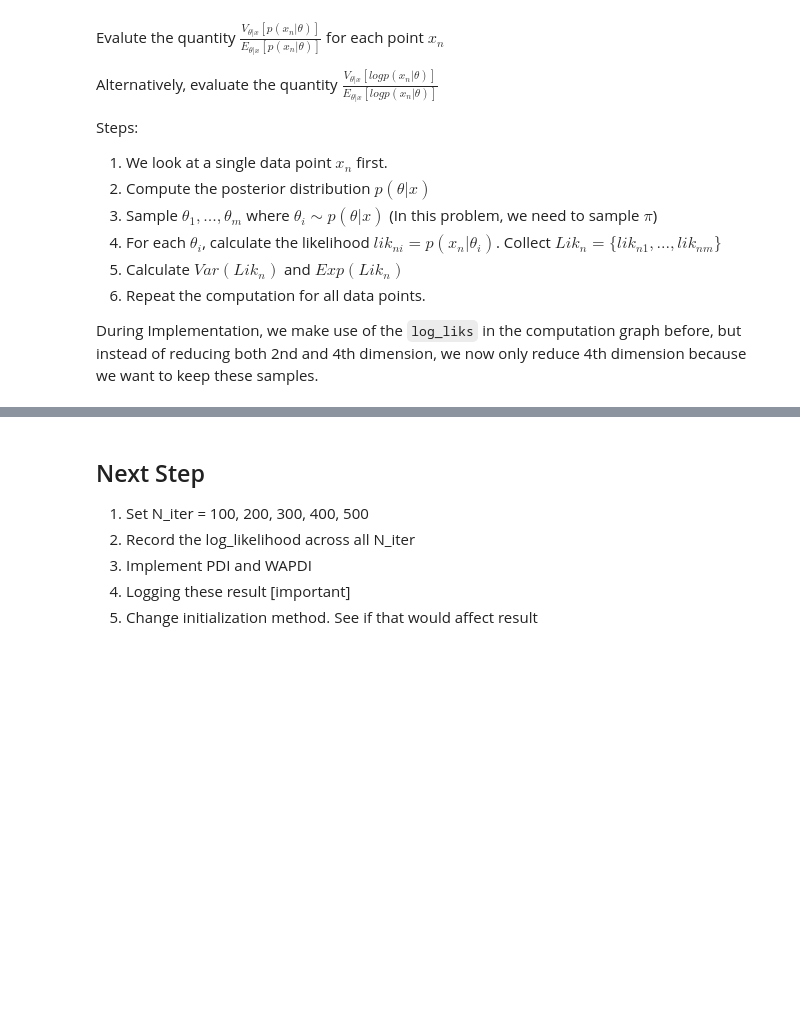
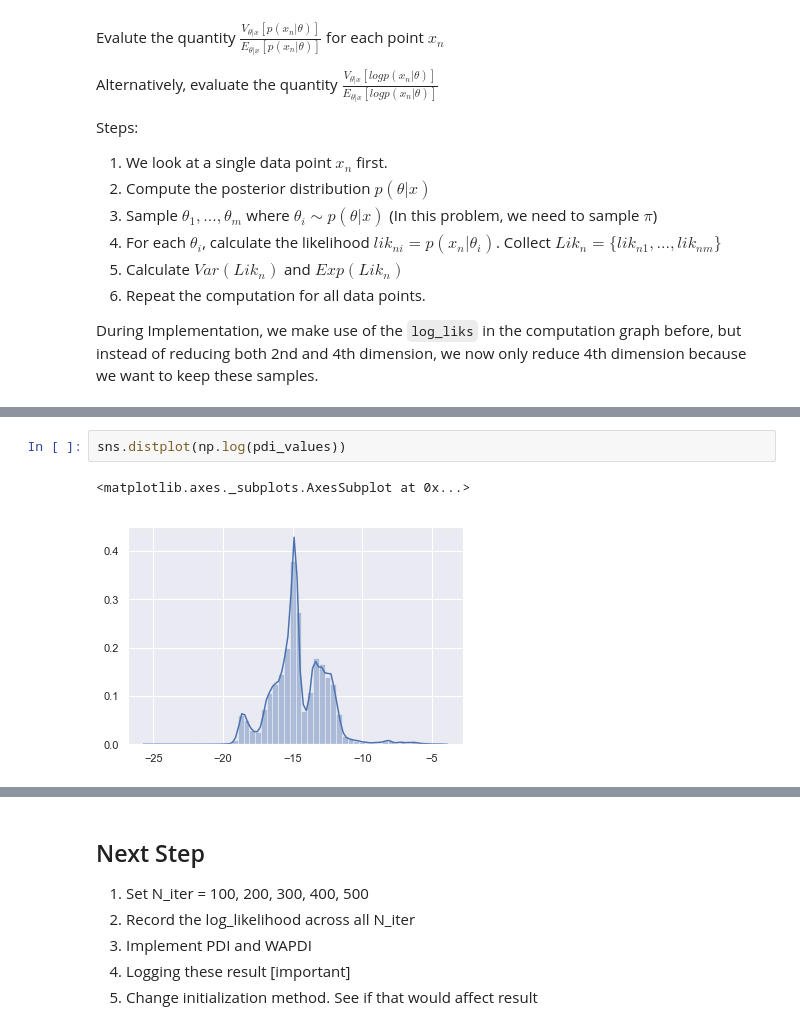
Before and after one commit to jiangzl2016/prob_prog_final_project, a Jupyter notebook: notebook-example/GMM_MCMC.ipynb, the cells around one changed output, grey strips where cells are left out. Saved outputs shown, nothing was run; the diff lists cells and outputs as text; blank space fills up the shorter version.

```diff
--- a/notebook-example/GMM_MCMC.ipynb
+++ b/notebook-example/GMM_MCMC.ipynb
@@ -320,0 +330,5 @@ ax = sns.heatmap(np.log(reshaped_pdi_values))
+# %%
+sns.distplot(np.log(pdi_values))
+# %% [output]
+<matplotlib.axes._subplots.AxesSubplot at 0x...>
+[figure, added]
```
Also changed, not shown: parts of 39 cells of this notebook.
